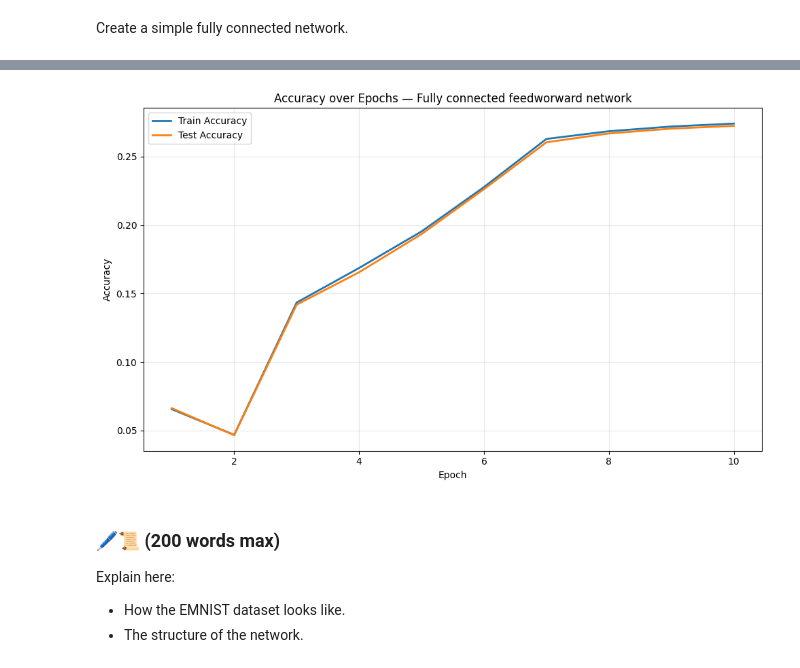
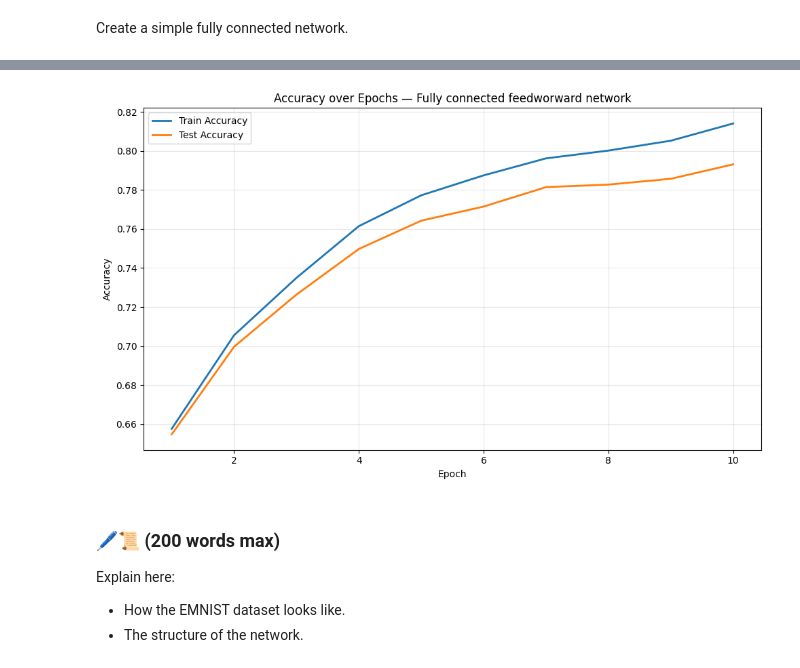
Before and after one commit to lluisvalerodelai/neuralcomputing, a Jupyter notebook: assignment.ipynb, the cells around one changed output, grey strips where cells are left out. Cells and saved outputs as stored; diff of their text form; code cells hidden in the pictures.

```diff
--- a/assignment.ipynb
+++ b/assignment.ipynb
@@ -184,7 +188,10 @@ class SimpleFCNetwork(nn.Module):
         x = F.relu(self.layer1(x))
 
         # im guessing we always pass batches through
-        x = F.softmax(self.layer2(x), dim=1)
+        # CrossEntropyLoss (used later) expects logits already does LogSoftmax
+        # x = F.softmax(self.layer2(x), dim=1)
+
+        x = self.layer2(x)
         return x
 
     # for checkpointing already trained models, since it takes a long time to run otherwise
@@ -224,13 +231,16 @@ def evaluate(model, loader, with_print=False) -> None:
             print('')
         for idx, (images, labels) in enumerate(loader):
 
+            images = images.to(device)
+            labels = labels.to(device)
+
             if with_print:
                 print(f'\rEvaluation on epoch: {idx}/{len(loader)}', end='', flush=True)
 
             outputs = model.forward(images) # 10x47 (score for each label)
             predicted_labels = torch.argmax(outputs, dim=1) # 10 number label prediction
+            correct += (predicted_labels == labels).sum().item()
 
-            correct += (predicted_labels == labels).sum().item()
     if with_print:
         print('')
 
@@ -255,15 +265,21 @@ def train_one_epoch(model, train_loader, optimizer, loss_fn, with_print=False):
             sum of losses from each individual batch.
     """
 
+    # inform torch that we're training
+    model.train()
+
     cumulative_loss = 0.0
 
     # for each batch
     for idx, (images, labels) in enumerate(train_loader):
 
+        # Enables CUDA if available
+        images = images.to(device)
+        labels = labels.to(device)
         optimizer.zero_grad()
 
         # pass batch through network
-        outputs = model.forward(images)
+        outputs = model(images)
 
         # get loss
         loss = loss_fn(outputs, labels)
@@ -415,10 +431,10 @@ load_checkpoint = False
 if load_checkpoint:
     checkpoint = torch.load('saved_model_checkpoints/feedforward-model.pth')
     arch = checkpoint['architecture']
-    model = SimpleFCNetwork(arch['input_size'], arch['hidden_size'], arch['num_classes'])
+    model = SimpleFCNetwork(arch['input_size'], arch['hidden_size'], arch['num_classes']).to(device)
     model.load_state_dict(checkpoint['model_state_dict'])
 else:
-    model = SimpleFCNetwork(28*28, 64, len(label_names))
+    model = SimpleFCNetwork(28*28, 64, len(label_names)).to(device)
 
 optimizer = optim.SGD(model.parameters(), lr=0.01)
 loss = nn.CrossEntropyLoss()
@@ -454,6 +470,6 @@ Train acc: 0.27414671985815603 | Test acc: 0.27247340425531913
 Model checkpoint saved to saved_model_checkpoints/feedforward-model.pth
 checkpointing model
-[figure, old version]
+[figure, new version]
 # %% [markdown]
 ### 🖊️📜 (200 words max)
 
```
Also changed, not shown: parts of 7 cells of this notebook.
